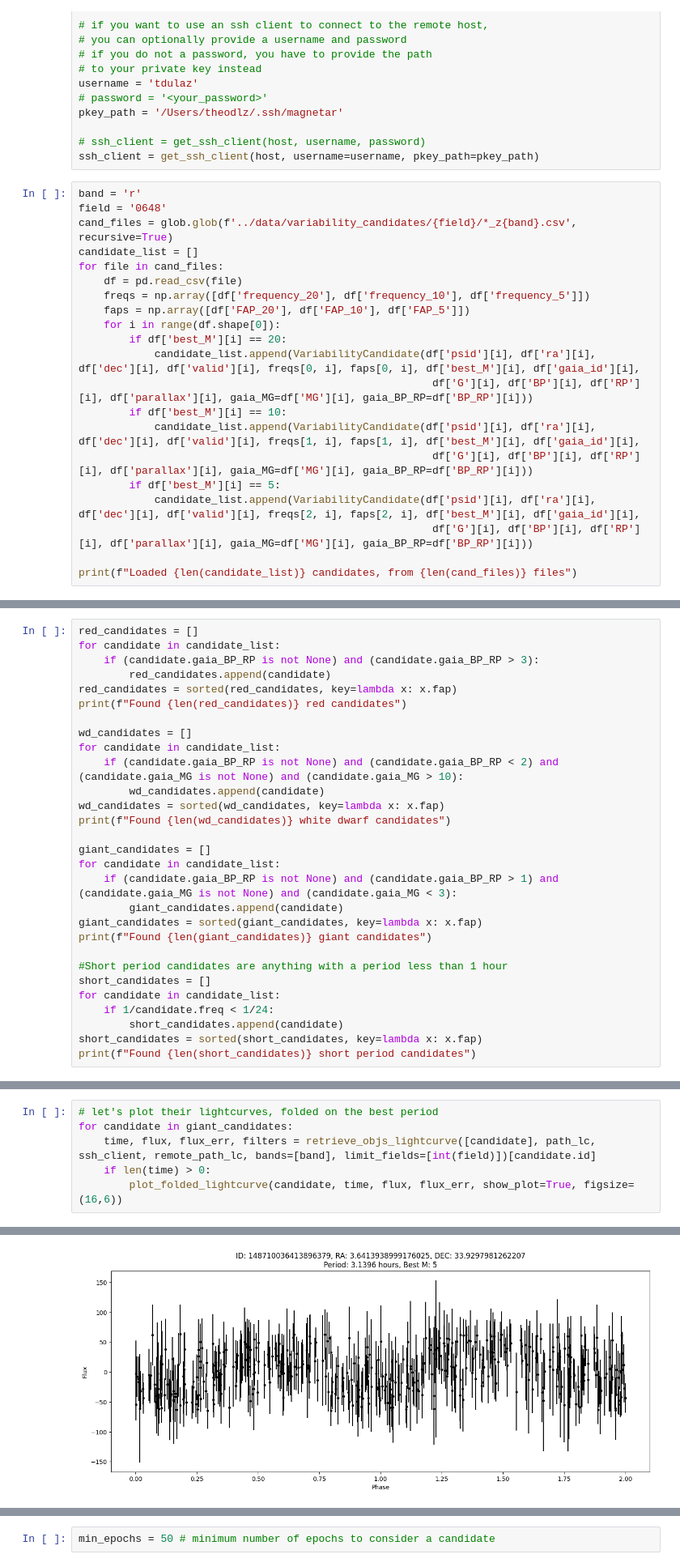
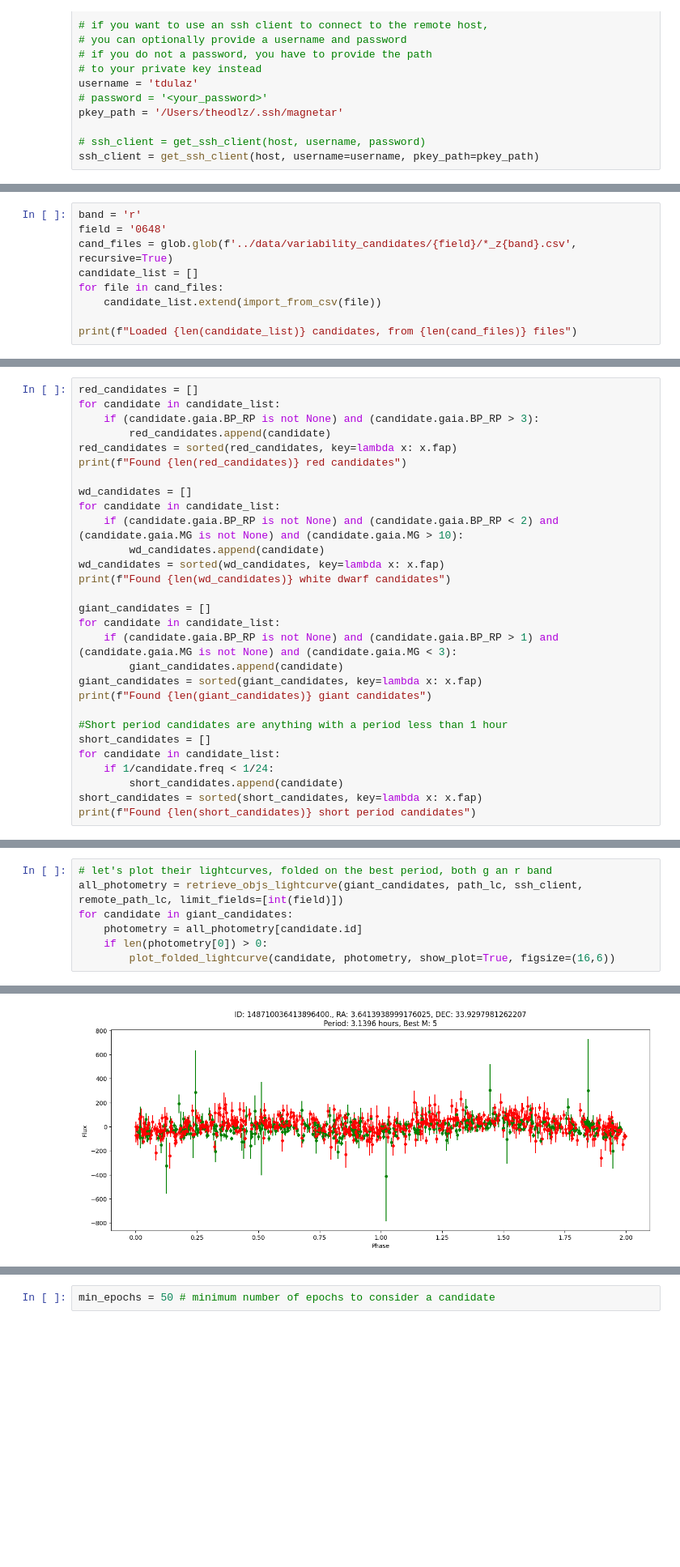
Before and after one commit to zvar-astro/zvar-tools, a Jupyter notebook: notebooks/candidates_analysis.ipynb, the cells around one changed output, grey strips where cells are left out. Shown at 81% size. Saved outputs shown, nothing was run; the diff lists cells and outputs as text; blank space fills up the shorter version.

Commit message:
add 2mass & wise data, refactor xmatch results as individual classes, allow multi-band plotting, remove clipping and move data cleanup to correct location, add xmatch unit tests

```diff
--- a/notebooks/candidates_analysis.ipynb
+++ b/notebooks/candidates_analysis.ipynb
@@ -31,24 +34,3 @@ pkey_path = '/Users/theodlz/.ssh/magnetar'
 
 # ssh_client = get_ssh_client(host, username, password)
 ssh_client = get_ssh_client(host, username=username, pkey_path=pkey_path)
-# %%
-band = 'r'
-field = '0648'
-cand_files = glob.glob(f'../data/variability_candidates/{field}/*_z{band}.csv', recursive=True)
-candidate_list = []
-for file in cand_files:
-    df = pd.read_csv(file)
-    freqs = np.array([df['frequency_20'], df['frequency_10'], df['frequency_5']])
-    faps = np.array([df['FAP_20'], df['FAP_10'], df['FAP_5']])
-    for i in range(df.shape[0]):
-        if df['best_M'][i] == 20:
-            candidate_list.append(VariabilityCandidate(df['psid'][i], df['ra'][i], df['dec'][i], df['valid'][i], freqs[0, i], faps[0, i], df['best_M'][i], df['gaia_id'][i],
-                                                        df['G'][i], df['BP'][i], df['RP'][i], df['parallax'][i], gaia_MG=df['MG'][i], gaia_BP_RP=df['BP_RP'][i]))
-        if df['best_M'][i] == 10:
-            candidate_list.append(VariabilityCandidate(df['psid'][i], df['ra'][i], df['dec'][i], df['valid'][i], freqs[1, i], faps[1, i], df['best_M'][i], df['gaia_id'][i],
-                                                        df['G'][i], df['BP'][i], df['RP'][i], df['parallax'][i], gaia_MG=df['MG'][i], gaia_BP_RP=df['BP_RP'][i]))
-        if df['best_M'][i] == 5:
-            candidate_list.append(VariabilityCandidate(df['psid'][i], df['ra'][i], df['dec'][i], df['valid'][i], freqs[2, i], faps[2, i], df['best_M'][i], df['gaia_id'][i],
-                                                        df['G'][i], df['BP'][i], df['RP'][i], df['parallax'][i], gaia_MG=df['MG'][i], gaia_BP_RP=df['BP_RP'][i]))
-
-print(f"Loaded {len(candidate_list)} candidates, from {len(cand_files)} files")
@@ -56,0 +37,9 @@ Loaded 1124 candidates, from 1 files
+# %%
+band = 'r'
+field = '0648'
+cand_files = glob.glob(f'../data/variability_candidates/{field}/*_z{band}.csv', recursive=True)
+candidate_list = []
+for file in cand_files:
+    candidate_list.extend(import_from_csv(file))
+
+print(f"Loaded {len(candidate_list)} candidates, from {len(cand_files)} files")
@@ -61,21 +52,21 @@ plot_hr_diagram(candidate_list, band, show_plot=True, figsize=(7,6))
 # %%
 red_candidates = []
 for candidate in candidate_list:
-    if (candidate.gaia_BP_RP is not None) and (candidate.gaia_BP_RP > 3):
+    if (candidate.gaia.BP_RP is not None) and (candidate.gaia.BP_RP > 3):
         red_candidates.append(candidate)
 red_candidates = sorted(red_candidates, key=lambda x: x.fap)
 print(f"Found {len(red_candidates)} red candidates")
 
 wd_candidates = []
 for candidate in candidate_list:
-    if (candidate.gaia_BP_RP is not None) and (candidate.gaia_BP_RP < 2) and (candidate.gaia_MG is not None) and (candidate.gaia_MG > 10):
+    if (candidate.gaia.BP_RP is not None) and (candidate.gaia.BP_RP < 2) and (candidate.gaia.MG is not None) and (candidate.gaia.MG > 10):
         wd_candidates.append(candidate)
 wd_candidates = sorted(wd_candidates, key=lambda x: x.fap)
 print(f"Found {len(wd_candidates)} white dwarf candidates")
 
 giant_candidates = []
 for candidate in candidate_list:
-    if (candidate.gaia_BP_RP is not None) and (candidate.gaia_BP_RP > 1) and (candidate.gaia_MG is not None) and (candidate.gaia_MG < 3):
+    if (candidate.gaia.BP_RP is not None) and (candidate.gaia.BP_RP > 1) and (candidate.gaia.MG is not None) and (candidate.gaia.MG < 3):
         giant_candidates.append(candidate)
 giant_candidates = sorted(giant_candidates, key=lambda x: x.fap)
 print(f"Found {len(giant_candidates)} giant candidates")
@@ -97,9 +88,10 @@ plot_hr_diagram(giant_candidates, band, show_plot=True, figsize=(7,6)) # focus o
 # %% [output]
 [figure]
 # %%
-# let's plot their lightcurves, folded on the best period
+# let's plot their lightcurves, folded on the best period, both g an r band
+all_photometry = retrieve_objs_lightcurve(giant_candidates, path_lc, ssh_client, remote_path_lc, limit_fields=[int(field)])
 for candidate in giant_candidates:
-    time, flux, flux_err, filters = retrieve_objs_lightcurve([candidate], path_lc, ssh_client, remote_path_lc, bands=[band], limit_fields=[int(field)])[candidate.id]
-    if len(time) > 0:
-        plot_folded_lightcurve(candidate, time, flux, flux_err, show_plot=True, figsize=(16,6))
+    photometry = all_photometry[candidate.id]
+    if len(photometry[0]) > 0:
+        plot_folded_lightcurve(candidate, photometry, show_plot=True, figsize=(16,6))
 # %% [output]
@@ -117,2 +109,2 @@ for candidate in giant_candidates:
-[figure, old version]
+[figure, new version]
 ... (15 outputs left out)
```
Also changed, not shown: parts of 9 cells of this notebook, 8 other files.
